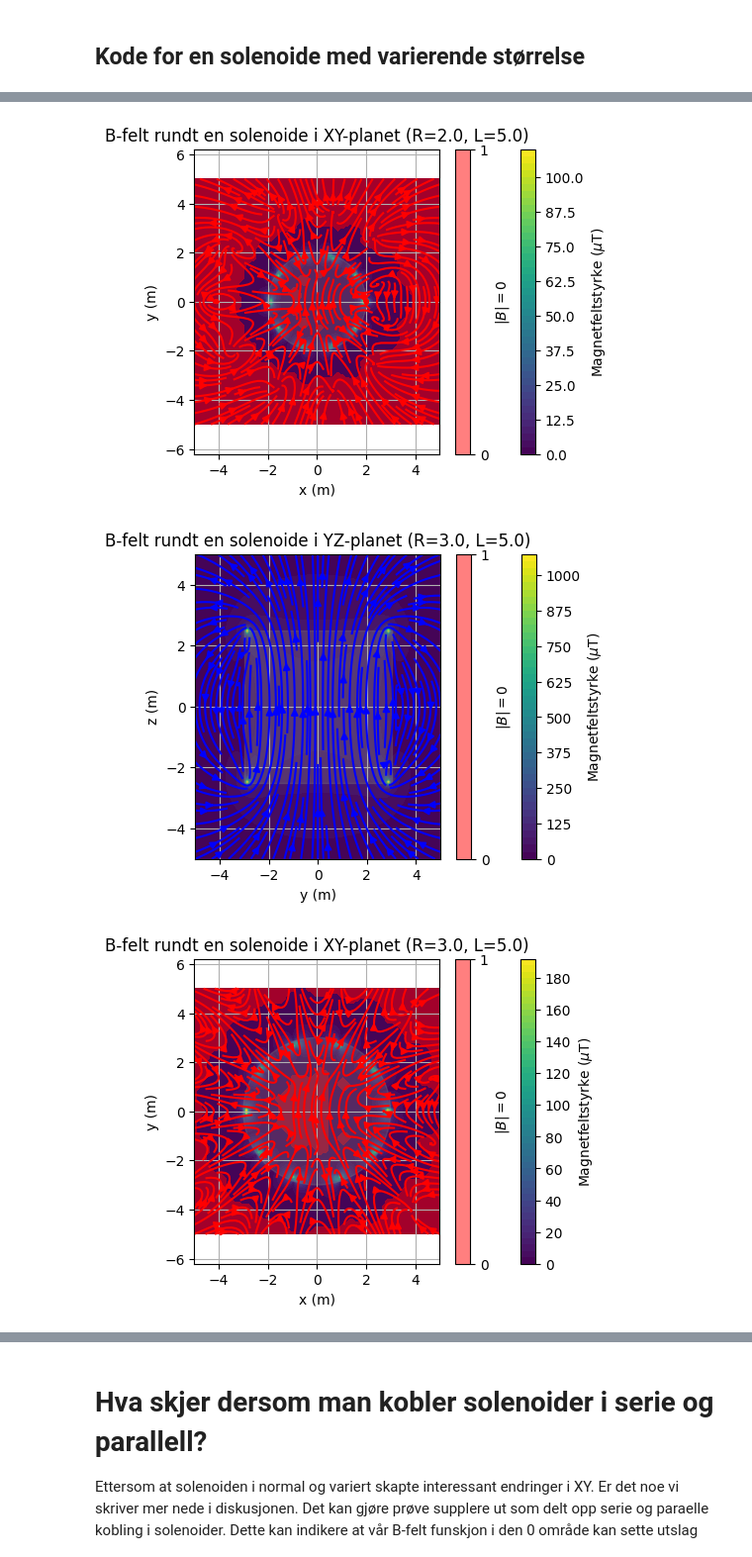
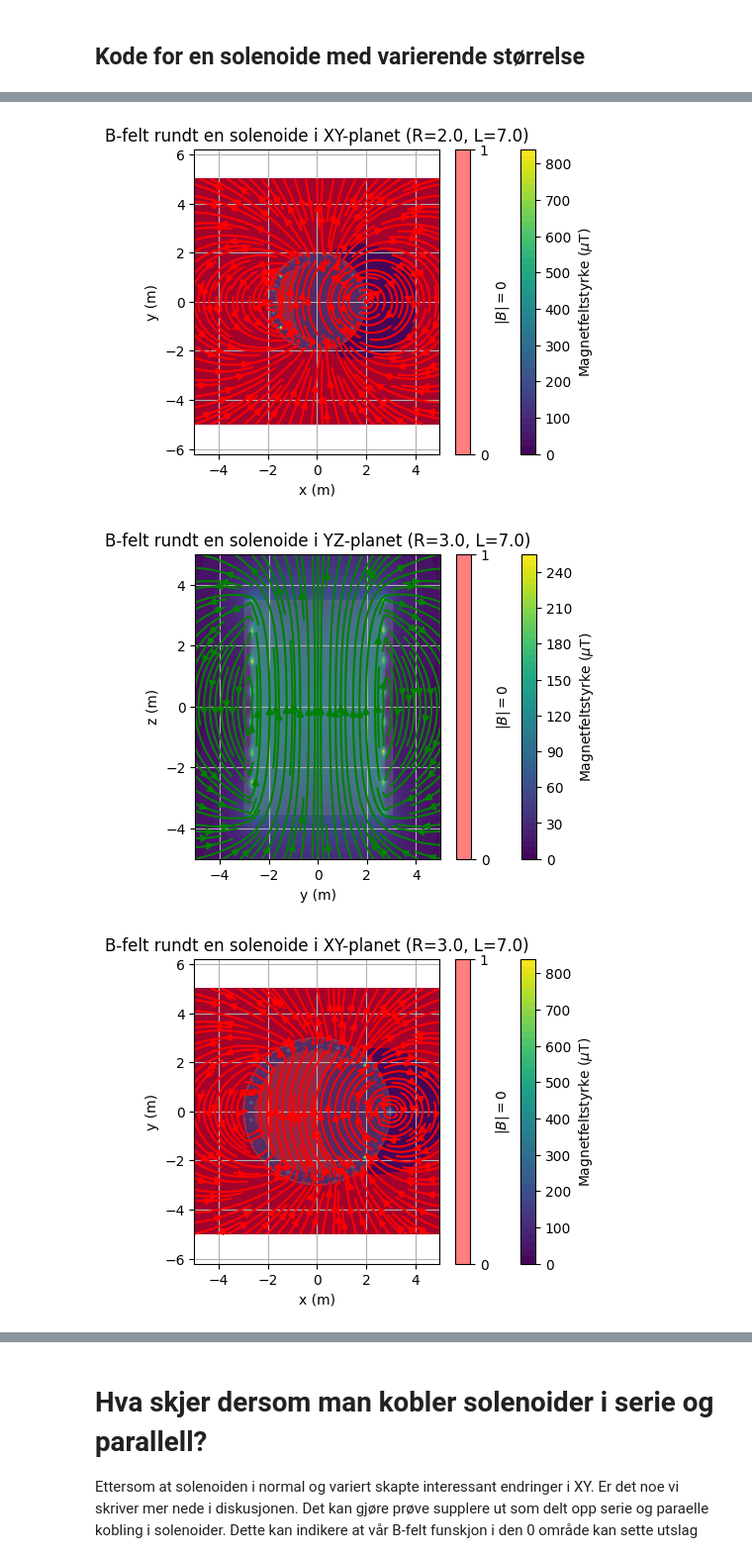
Before and after one commit to Hai-bit/Project_Zero_HaiJohn, a Jupyter notebook: FYS1120_HaiDuc_Computational_Essay.ipynb, the cells around one changed output, grey strips where cells are left out. Shown at 99% size. Cells and saved outputs as stored; diff of their text form; code cells hidden in the pictures.

```diff
--- a/FYS1120_HaiDuc_Computational_Essay.ipynb
+++ b/FYS1120_HaiDuc_Computational_Essay.ipynb
@@ -364,6 +364,7 @@ x = np.linspace(-line, line, steg)
 z = np.linspace(-line, line, steg)
 y = np.linspace(-line, line, steg)
 
+origo = np.zeros(3)
 
 """
 Endringer på lengde eller radiusen gjøres på
@@ -373,7 +374,7 @@ radius_liste og lengde_liste
 radius_liste = [1.0, 2.0, 3.0]  # endre disse for endre r
 standard_radius = [1.0]
 lengde_liste = [3.0, 5.0, 7.0]  # endre disse for endre lengden
-standard_lengde = [5.0]
+standard_lengde = [7.0]
 
 
 def cal(L_liste, R_liste):
@@ -391,15 +392,16 @@ def cal(L_liste, R_liste):
             radius = R
             lengde = L
 
-            #Sier ut progressen til kalklulasjonen
-            print(f"Calulating B-field (R = {radius} and L = {lengde})")
-
             # Oppretter koordinatene til solenoiden
             theta = np.linspace(0, 2 * np.pi * n * L, antall_punkter)
-            z_solenoid = np.linspace(-lengde / 2, lengde / 2, antall_punkter)
+            z_solenoid = (theta - np.pi * n * L) / (2 * np.pi * n * L) * L
             x_solenoid = radius * np.cos(theta)
             y_solenoid = radius * np.sin(theta)
             koordinater = np.column_stack((x_solenoid, y_solenoid, z_solenoid))
+
+            # Skriv ut feltstyrken fra origo
+            B_origo = np.linalg.norm(bfieldlist(origo, koordinater, I)) * 1.0e6
+            print(f"|B(0, 0, 0)| = {B_origo:.1f} uT ({R=}, {L=})")
 
             # *** Plot i YZ-planet ***
             # Definerer grid i YZ-planet
@@ -410,7 +412,7 @@ def cal(L_liste, R_liste):
             Bx, By, Bz = beregn_B_felt(X_grid, Y_grid, Z_grid, koordinater, I)
 
             navnYZ = ["YZ", "y", "z"]
-            plottingsone(By, Bz, Y_grid, Z_grid, navnYZ, "b", radius, lengde)
+            plottingsone(By, Bz, Y_grid, Z_grid, navnYZ, "g", radius, lengde)
             # Tegner solenoiden
             plt.fill_between([-R, R], -L / 2, L / 2, color="gray", alpha=0.3)
 
@@ -435,6 +437,5 @@ Kalkulerer B feltet ved forskjellige typer
 """
 cal(lengde_liste, standard_radius)
 cal(standard_lengde, radius_liste)
-print("Completed") #Added the completion
 plt.show()
 # %% [output]
@@ -457,4 +457,4 @@ Completed
-[figure, old version]
+[figure, new version]
-[figure, old version]
+[figure, new version]
-[figure, old version]
+[figure, new version]
 # %% [markdown]
```
Also changed, not shown: parts of 4 cells of this notebook.
